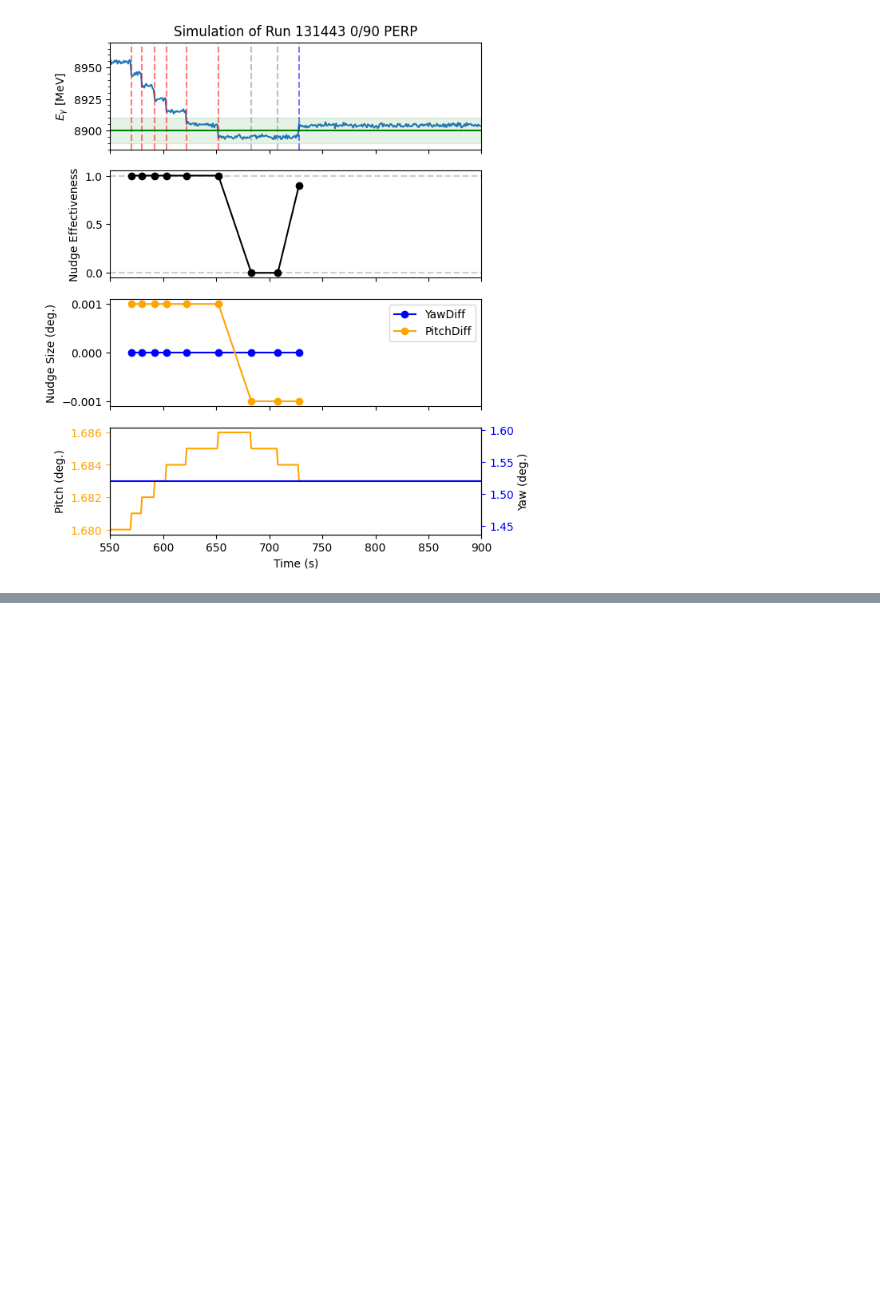
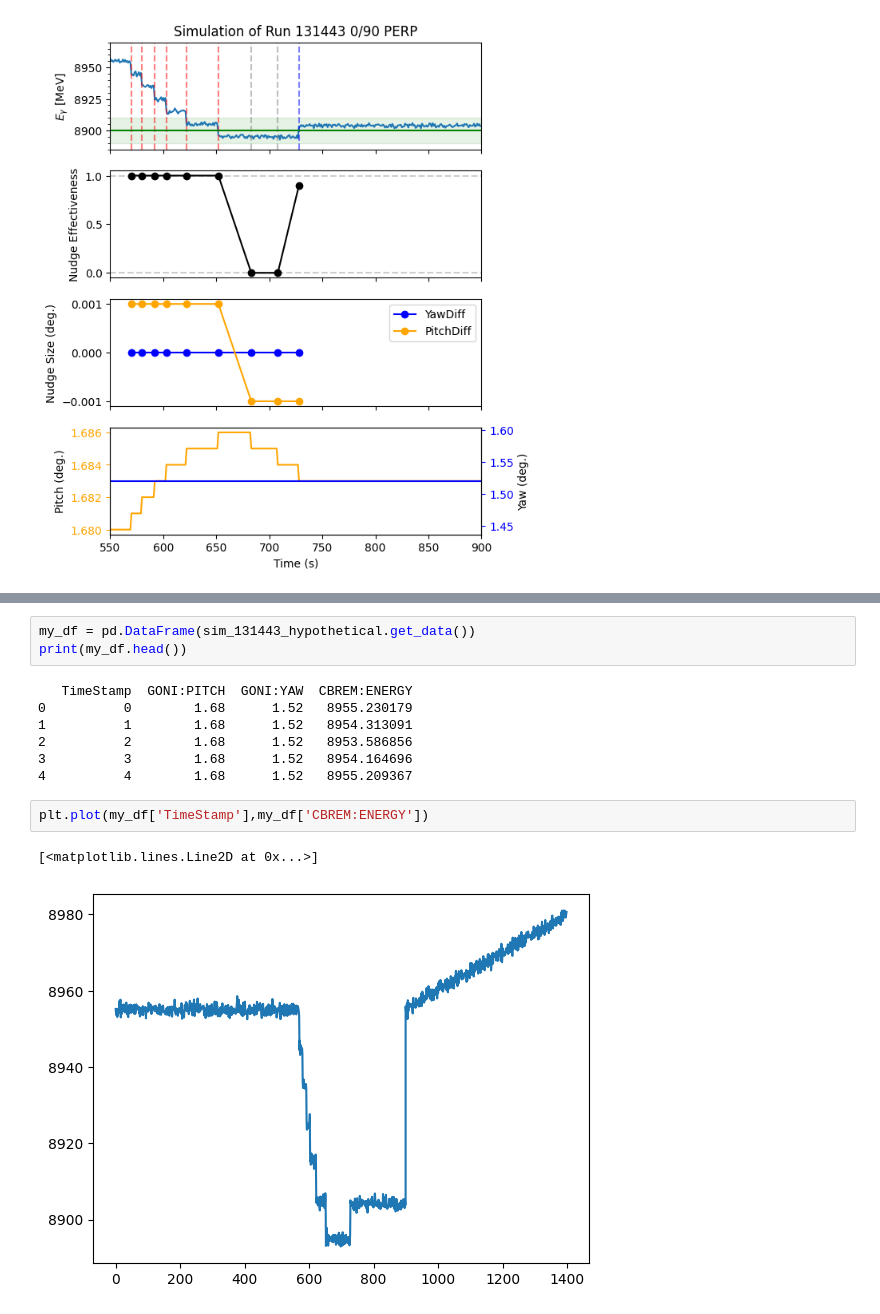
Before and after one commit to JeffersonLab/AIOP-Photon, a Jupyter notebook: simple_simulation/simple_sim.ipynb, the cells around one changed output, grey strips where cells are left out. Cells and saved outputs as stored; diff of their text form; blank space fills up the shorter version.

```diff
--- a/simple_simulation/simple_sim.ipynb
+++ b/simple_simulation/simple_sim.ipynb
@@ -974,0 +978,15 @@ diff in diamond pitch is 0.0009999999999998899
+# %%
+my_df = pd.DataFrame(sim_131443_hypothetical.get_data())
+print(my_df.head())
+# %% [output]
+   TimeStamp  GONI:PITCH  GONI:YAW  CBREM:ENERGY
+0          0        1.68      1.52   8955.230179
+1          1        1.68      1.52   8954.313091
+2          2        1.68      1.52   8953.586856
+3          3        1.68      1.52   8954.164696
+4          4        1.68      1.52   8955.209367
+# %%
+plt.plot(my_df['TimeStamp'],my_df['CBREM:ENERGY'])
+# %% [output]
+[<matplotlib.lines.Line2D at 0x...>]
+[figure, added]
```
Also changed, not shown: parts of 9 cells of this notebook.
